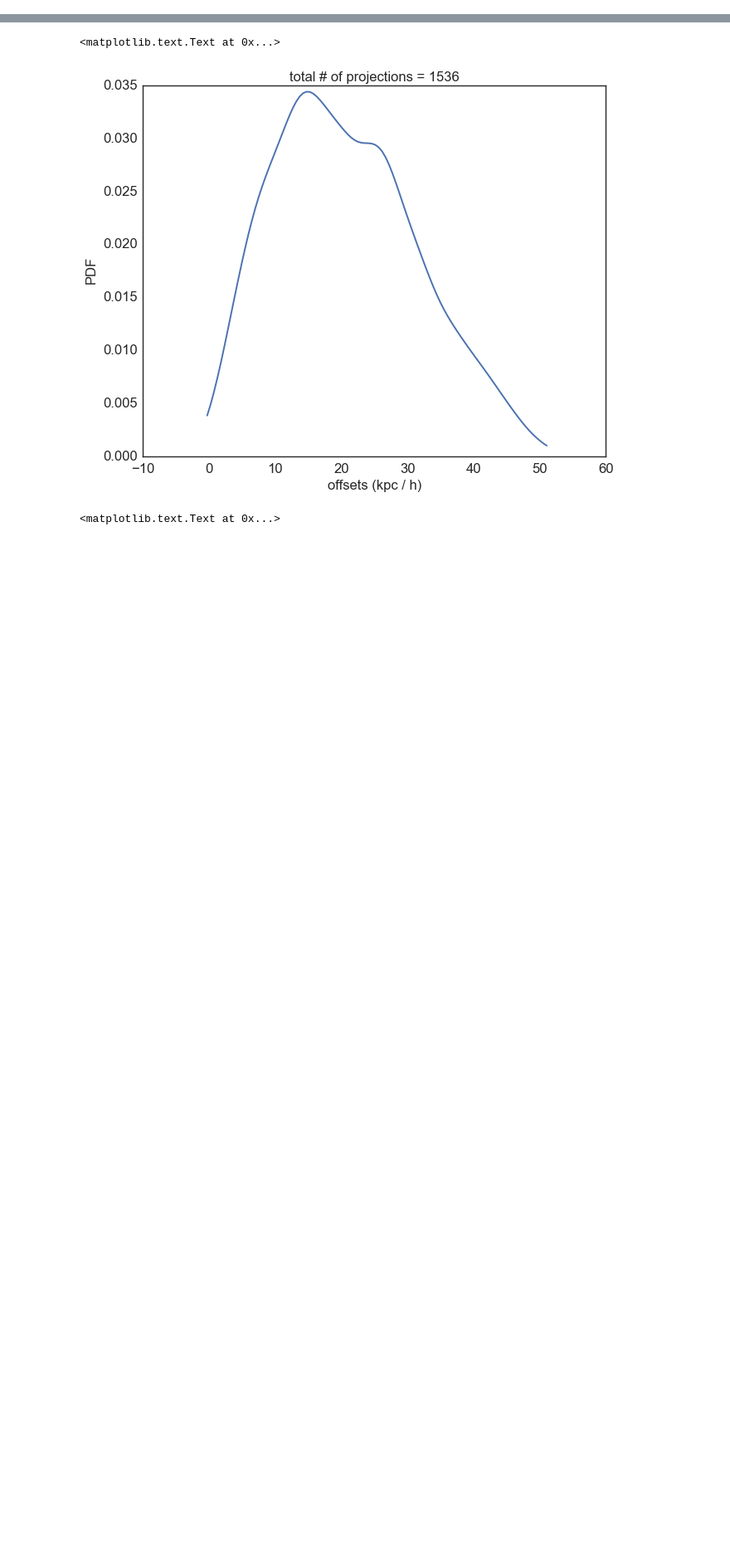
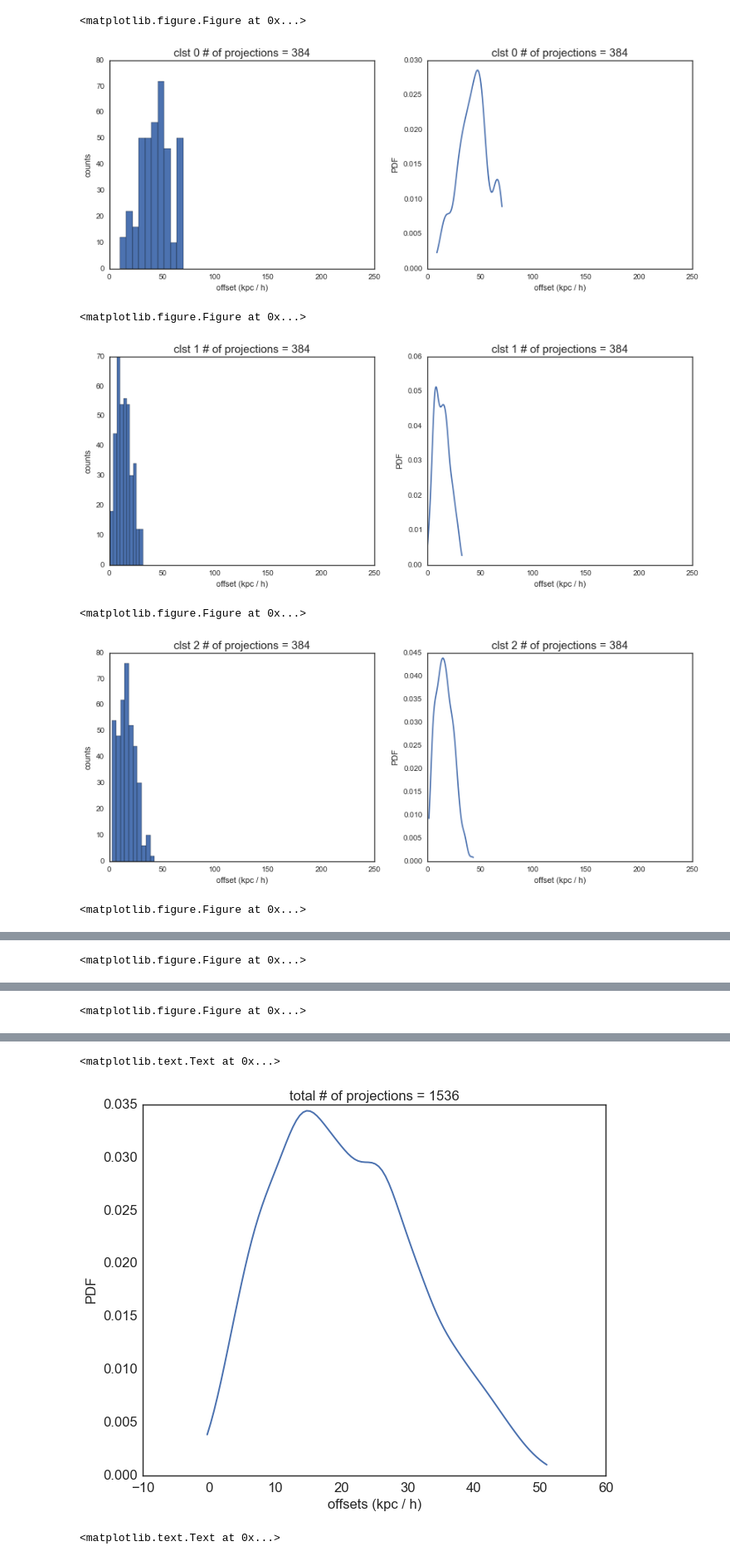
Before and after one commit to karenyyng/galaxy_DM_offset, a Jupyter notebook: code/prototypes/offset as a function of projection.ipynb, the cells around one changed output, grey strips where cells are left out. Shown at 83% size. Saved outputs shown, nothing was run; the diff lists cells and outputs as text; code cells hidden in the pictures; blank space fills up the shorter version.

```diff
--- a/code/prototypes/offset as a function of projection.ipynb
+++ b/code/prototypes/offset as a function of projection.ipynb
@@ -17,0 +45,30 @@ dom_peaks = peak_df[peak_df.peaks_dens == 1.]
+# %%
+xlim = 250
+for clstNo in offsets["clstNo"]:
+    plt.clf()
+    plt.figure(figsize=(14, 5))
+    plt.subplot(121)
+    _ = plt.hist(offsets["offsets"][clstNo])
+    plt.title("clst {} # of projections = ".format(clstNo) +
+              "{}".format(len(offsets["offsets"][0])),
+              size=15)
+    plt.ylabel('counts')
+    plt.xlabel('offset (kpc / h)')
+    plt.xlim(0, xlim)
+    plt.subplot(122)
+    sns.kdeplot(offsets["offsets"][clstNo])
+    plt.title("clst {} # of projections = ".format(clstNo) +
+              "{}".format(len(offsets["offsets"][0])),
+              size=15)
+    plt.ylabel('PDF')
+    plt.xlabel('offset (kpc / h)')
+    plt.xlim(0, xlim)
+    plt.show()
+# %% [output]
+<matplotlib.figure.Figure at 0x...>
+[figure, added]
+<matplotlib.figure.Figure at 0x...>
+[figure, added]
+<matplotlib.figure.Figure at 0x...>
+[figure, added]
+<matplotlib.figure.Figure at 0x...>
@@ -17,0 +76 @@ dom_peaks = peak_df[peak_df.peaks_dens == 1.]
+<matplotlib.figure.Figure at 0x...>
@@ -17,0 +78 @@ dom_peaks = peak_df[peak_df.peaks_dens == 1.]
+<matplotlib.figure.Figure at 0x...>
```
Also changed, not shown: parts of 11 cells of this notebook, 1 other file.
